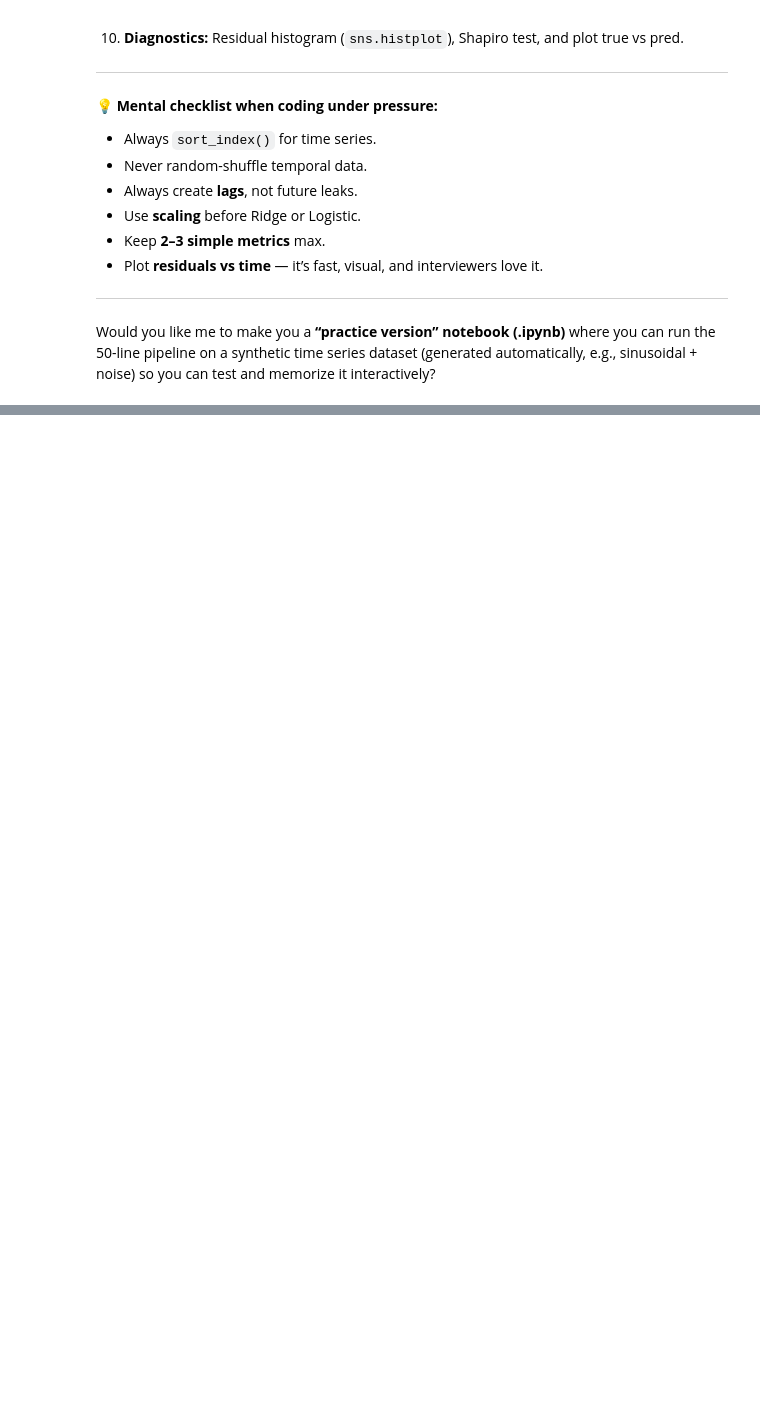
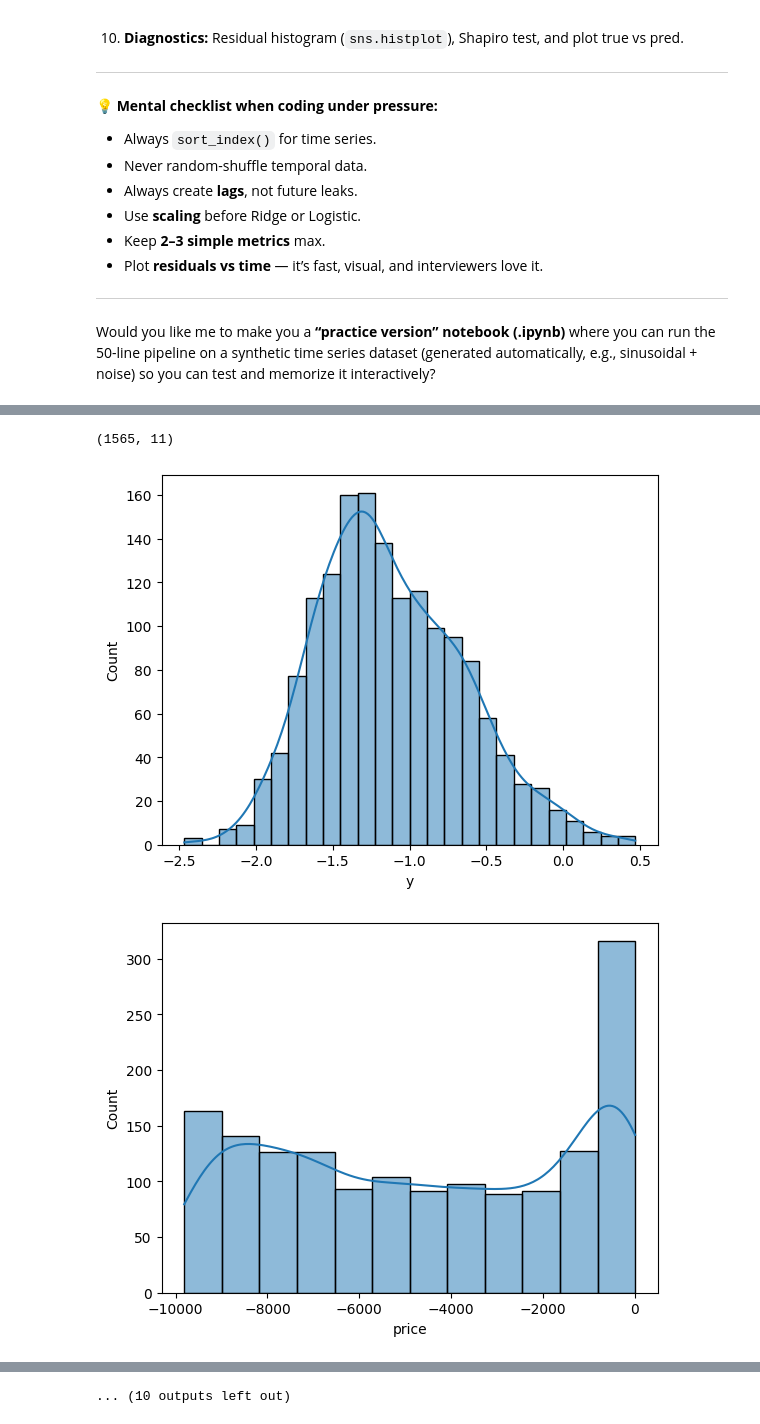
Before and after one commit to elio-samaha/template_ML, a Jupyter notebook: pipeline_stat.ipynb, the cells around one changed output, grey strips where cells are left out. Drawn from its saved outputs; the diff is of its cells as text; code cells hidden in the pictures; blank space fills up the shorter version.

```diff
--- a/pipeline_stat.ipynb
+++ b/pipeline_stat.ipynb
@@ -333,0 +460,25 @@ Would you like me to make you a **“practice version” notebook (.ipynb)** whe
+# %%
+df.shape
+df.sort_index().drop_duplicates().shape
+# %% [output]
+(1565, 11)
+# %%
+df.isna().sum(axis=0)
+# fill na with mean
+df = df.fillna(df.mean(numeric_only=True))
+# %%
+import matplotlib.pyplot as plt
+
+for col in df.columns:
+    sns.histplot(df[col], kde=True)
+    plt.xlabel(col)
+    plt.show()
+
+for col in df.columns:
+    plt.plot(df[col])
+    plt.xlabel("date")
+    plt.ylabel(col)
+    plt.show()
+# %% [output]
+[figure, added]
+[figure, added]
@@ -333,0 +495 @@ Would you like me to make you a **“practice version” notebook (.ipynb)** whe
+... (10 outputs left out)
```
Also changed, not shown: parts of 19 cells of this notebook.
